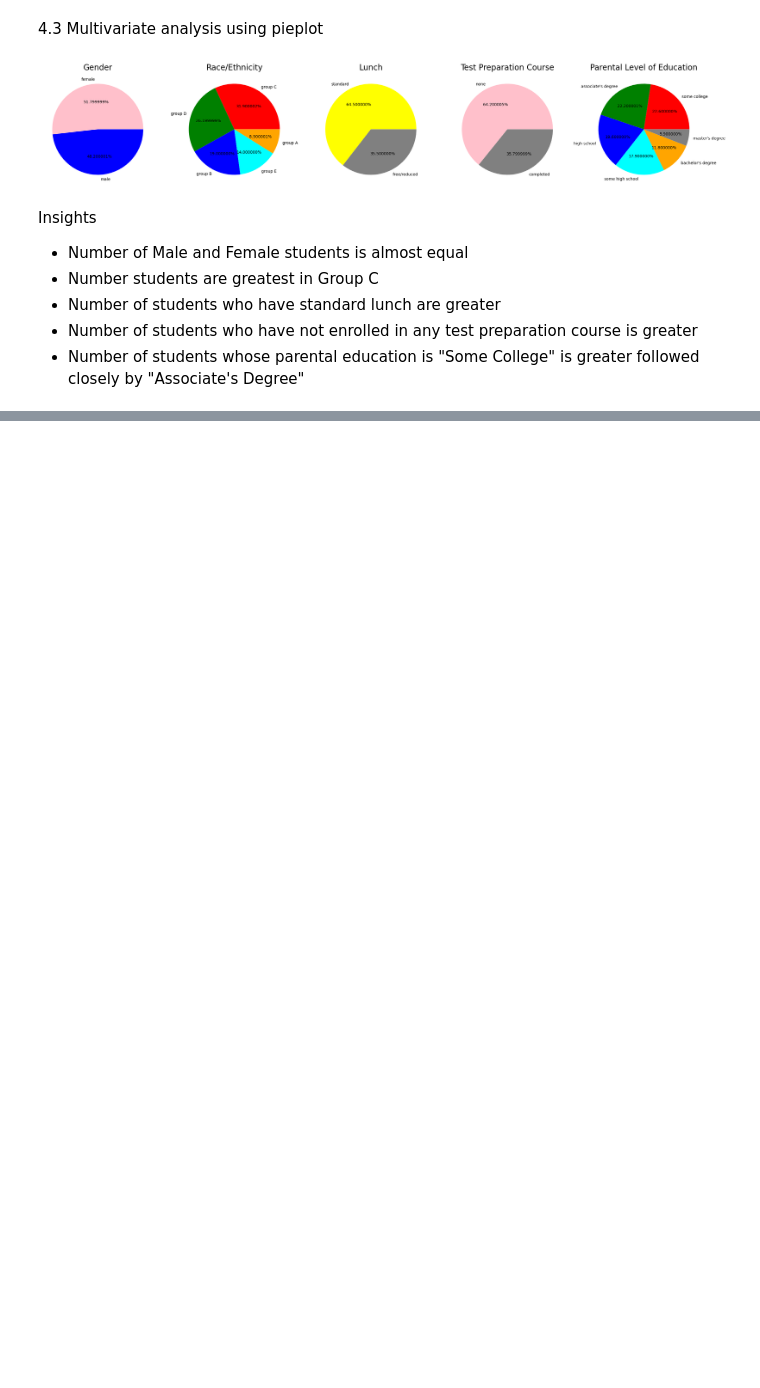
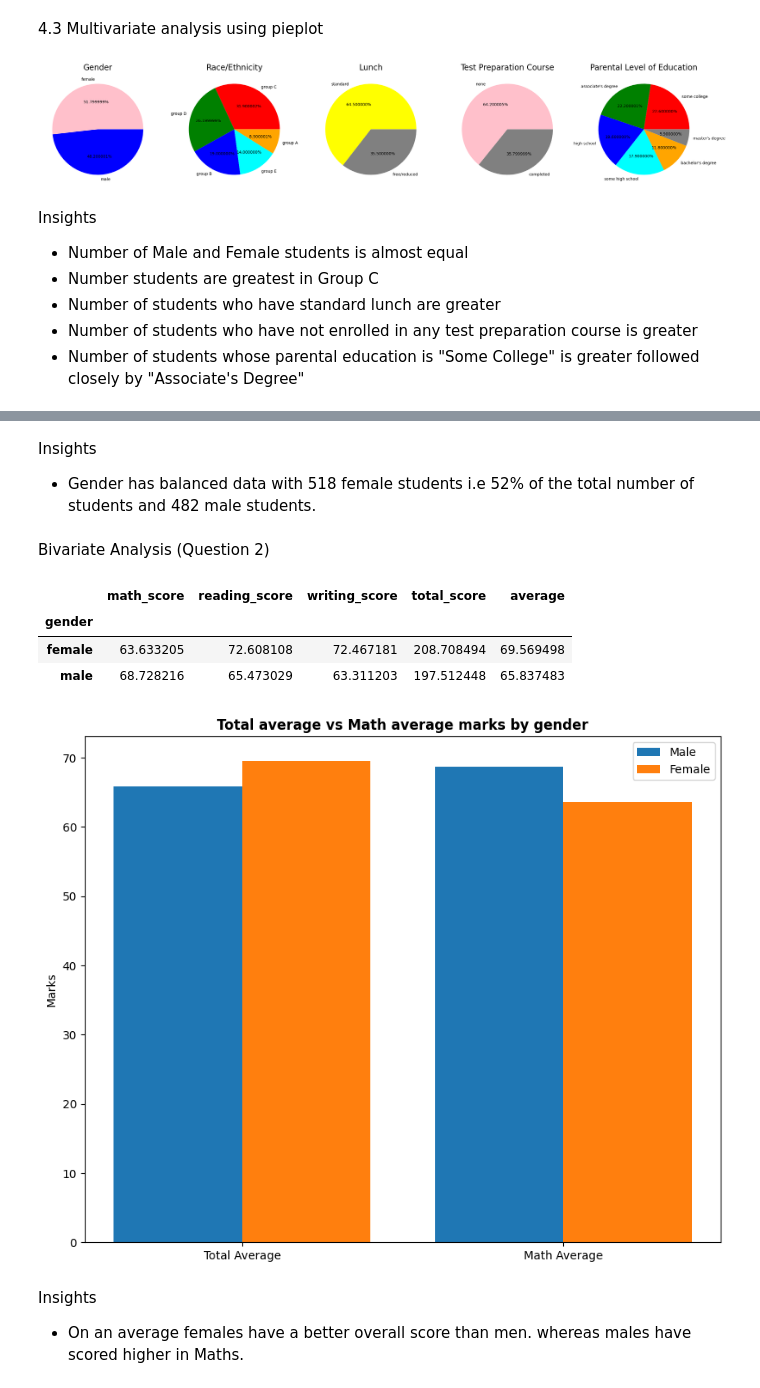
Before and after one commit to Shraddha6211/ML-generic-project, a Jupyter notebook: notebook/1. EDA Student Performance.ipynb, the cells around one changed output, grey strips where cells are left out. Saved outputs shown, nothing was run; the diff lists cells and outputs as text; code cells hidden in the pictures; blank space fills up the shorter version.

```diff
--- a/notebook/1. EDA Student Performance.ipynb
+++ b/notebook/1. EDA Student Performance.ipynb
@@ -437,0 +467,47 @@ Insights
+# %% [markdown]
+Insights
+* Gender has balanced data with 518 female students i.e 52% of the total number of students and 482 male students.
+# %% [markdown]
+Bivariate Analysis (Question 2)
+# %%
+gender_group = df.groupby('gender').mean(numeric_only=True)
+gender_group
+# %% [output]
+|  | math_score | reading_score | writing_score | total_score | average |
+| gender |  |  |  |  |  |
+| female | 63.633205 | 72.608108 | 72.467181 | 208.708494 | 69.569498 |
+| male | 68.728216 | 65.473029 | 63.311203 | 197.512448 | 65.837483 |
+# %%
+gender_group = df.groupby('gender').mean(numeric_only=True)
+
+plt.figure(figsize=(10,8))
+
+X = ['Total Average', 'Math Average']
+
+female_scores = [
+    gender_group.loc['female','average'],
+    gender_group.loc['female','math_score']
+]
+
+male_scores = [
+    gender_group.loc['male','average'],
+    gender_group.loc['male','math_score']
+]
+
+X_axis = np.arange(len(X))
+
+plt.bar(X_axis - 0.2, male_scores, 0.4, label='Male')
+plt.bar(X_axis + 0.2, female_scores, 0.4, label='Female')
+
+plt.xticks(X_axis, X)
+plt.ylabel("Marks")
+plt.title("Total average vs Math average marks by gender", fontweight='bold')
+plt.legend()
+
+plt.show()
+# %% [output]
+[figure, added]
+# %% [markdown]
+Insights
+* On an average females have a better overall score than men.
+whereas males have scored higher in Maths.
```
Also changed, not shown: parts of 5 cells of this notebook.
